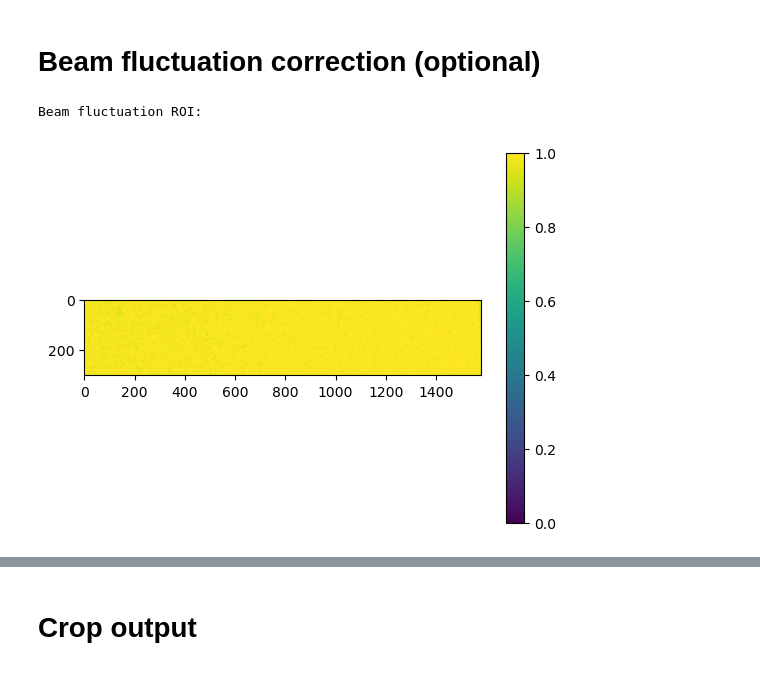
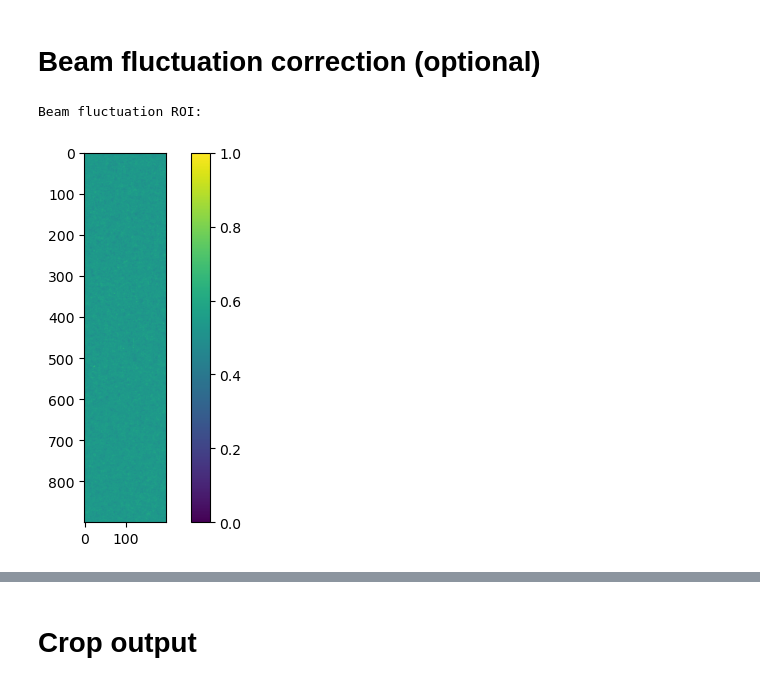
Before and after one commit to zhangy6x/research_stuff, a Jupyter notebook: jupyter_notebooks/norm_recon/sub_normalization.ipynb, the cells around one changed output, grey strips where cells are left out. Saved outputs shown, nothing was run; the diff lists cells and outputs as text; code cells hidden in the pictures.

```diff
--- a/jupyter_notebooks/norm_recon/sub_normalization.ipynb
+++ b/jupyter_notebooks/norm_recon/sub_normalization.ipynb
@@ -44,9 +44,9 @@ sorted(os.listdir(dc_loc))
 # %%
 ###################### need to change start
-sample_name = "090624_4batterystack_Radio1"
+sample_name = "2024_09_26_AG1_2"
 scan_dir = os.path.join(scan_loc, sample_name)
-ob_dir = os.path.join(ob_loc, "090624_4batterystack_Radio1")
-dc_dir = os.path.join(dc_loc, "2024_09_06_240s")
+ob_dir = os.path.join(ob_loc, "2024_09_24_30s")
+dc_dir = os.path.join(dc_loc, "2024_09_24_30s")
 # ct_dir = "/HFIR/CG1D/IPTS-"+ipts+"/shared/processed_data/raw_to_recon"
 # ob_dir = "/HFIR/CG1D/IPTS-"+ipts+"/shared/processed_data/raw_to_recon"
 # dc_dir = "/HFIR/CG1D/IPTS-"+ipts+"/shared/processed_data/raw_to_recon"
@@ -194,11 +194,11 @@ plt.show()
 # %%
 ###################### need to change start
 crop = True
-# crop = True
-crop_left = 1200#320
-crop_right = 3000#1080
-crop_top = 1000
-crop_bottom = 5500
+# crop = False
+crop_left = 1650#320
+crop_right = 4100#1080
+crop_top = 250
+crop_bottom = -500
 # crop_left = 2500
 # crop_right = 4500
 # crop_top = 200
@@ -219,9 +219,9 @@ Recon ROI:
 # Removal outliers
 # %%
 t0 = timeit.default_timer()
-scan_crop = tomopy.misc.corr.remove_outlier(scan_crop, gamma_diff, ncore=ncore).astype(np.ushort)
-ob_crop = tomopy.misc.corr.remove_outlier(ob_crop, gamma_diff, ncore=ncore).astype(np.ushort)
-dc_crop = tomopy.misc.corr.remove_outlier(dc_crop, gamma_diff, ncore=ncore).astype(np.ushort)
+scan_crop = tomopy.misc.corr.remove_outlier_cuda(scan_crop, gamma_diff).astype(np.ushort)
+ob_crop = tomopy.misc.corr.remove_outlier_cuda(ob_crop, gamma_diff).astype(np.ushort)
+dc_crop = tomopy.misc.corr.remove_outlier_cuda(dc_crop, gamma_diff).astype(np.ushort)
 t1 = timeit.default_timer()
 print("Time: {} s".format(t1-t0))
 # %% [output]
@@ -265,8 +267,8 @@ float32
 # %% [markdown]
 # Check if OB has changed
 # %%
-reg_ob = True
-# reg_ob = False
+# reg_ob = True
+reg_ob = False
 reg_left = 100#320
 reg_right = -100#1080
 reg_top = 900
@@ -338,22 +334,22 @@ else:
 # %%
 ###################### need to change start
 fluc_corr = True
 # fluc_corr = False
-bg_left = 120
-bg_right = -100
-bg_top = 900
-bg_bottom = 1200
+bg_left = 0
+bg_right = 200
+bg_top = 2100
+bg_bottom = 3000
 ###################### need to change end
 if fluc_corr:
     bg_stack = scan_norm_reg[:, bg_top:bg_bottom, bg_left:bg_right]
     bg_min = np.min(bg_stack, axis=0)
     print("Beam fluctuation ROI:")
     plt.imshow(bg_min, vmin=0, vmax=1)
     plt.colorbar()
     plt.show()
 # %% [output]
 Beam fluctuation ROI:
-[figure, old version]
+[figure, new version]
 # %%
 if fluc_corr:
     t0 = timeit.default_timer()
```
Also changed, not shown: parts of 20 cells of this notebook, 7 other files.
